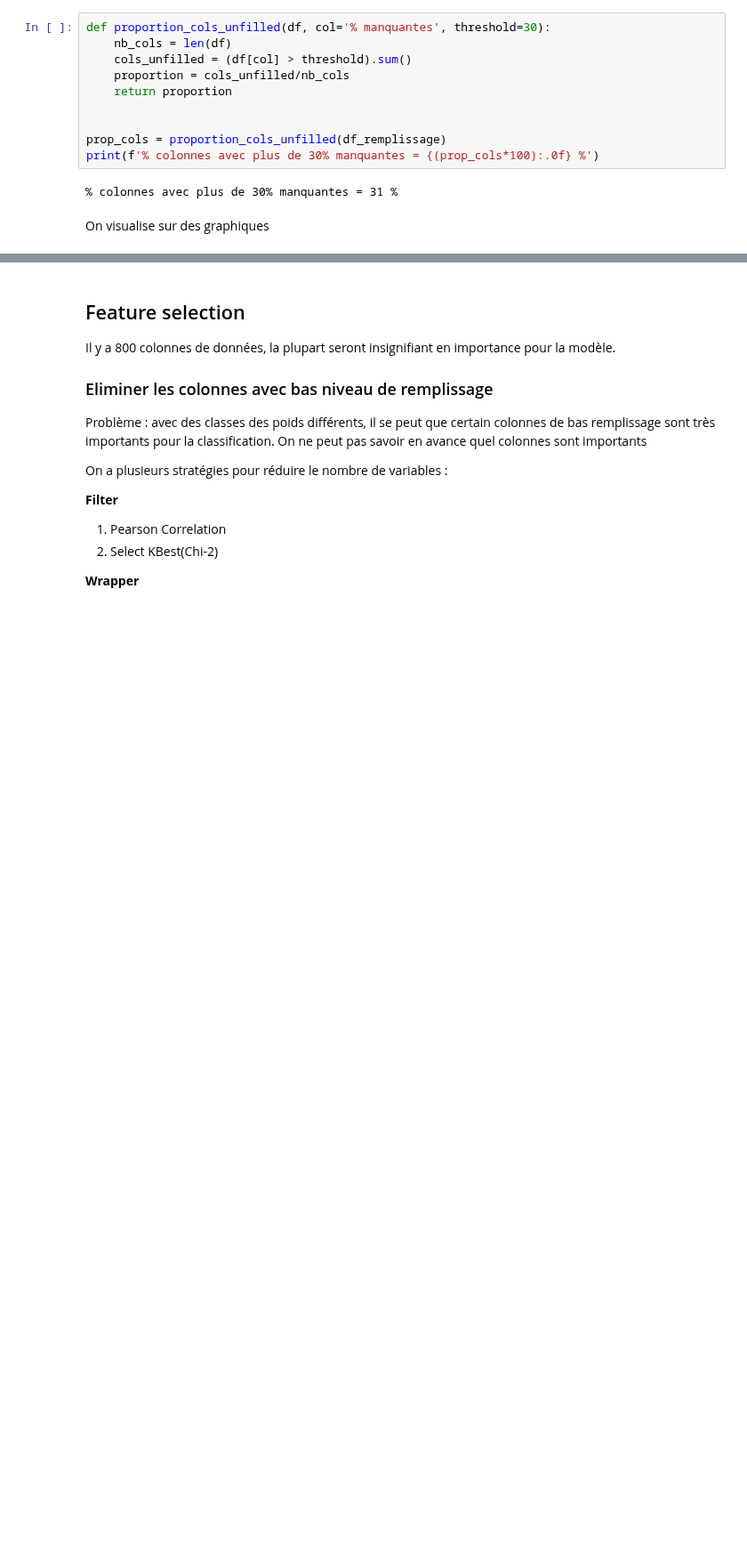
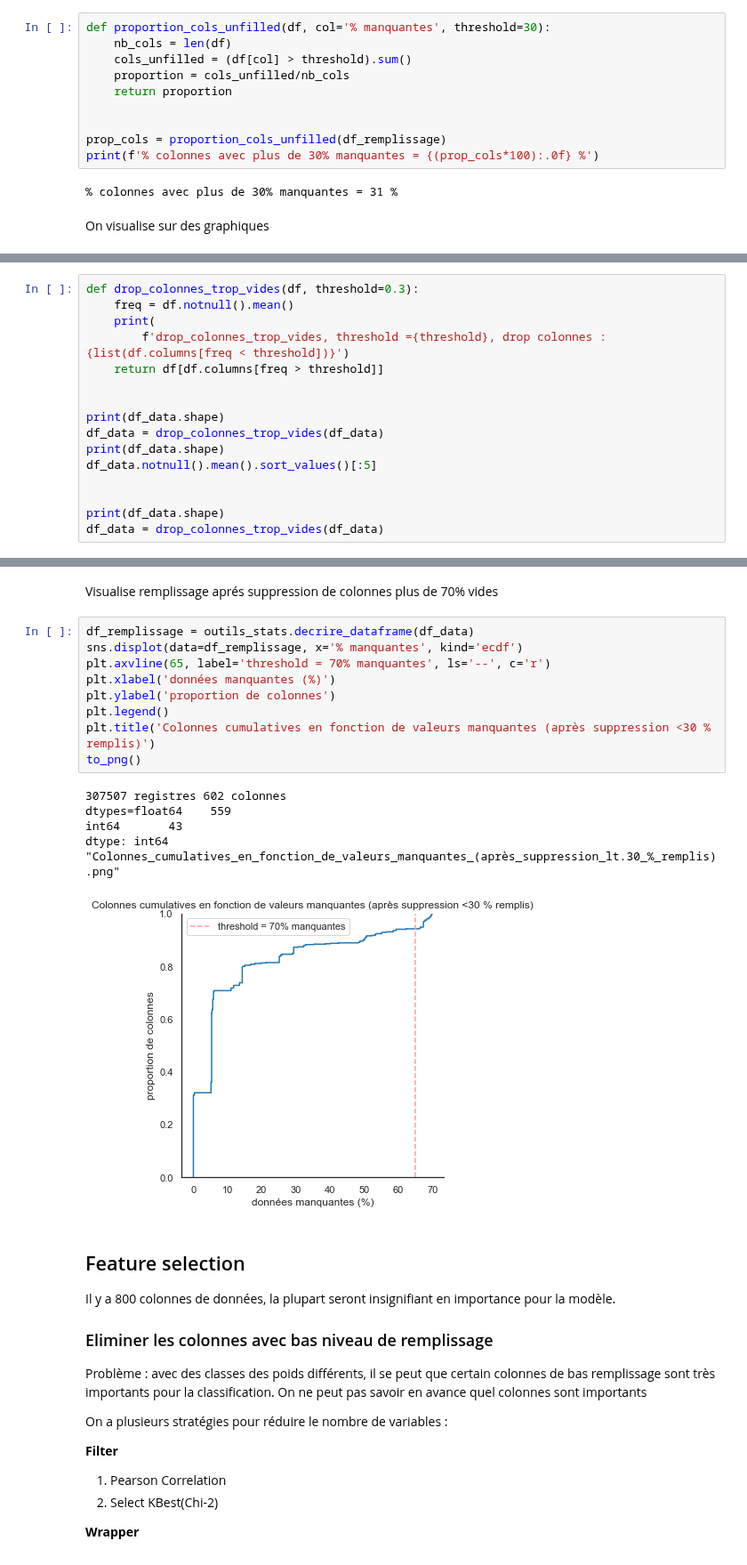
Before and after one commit to mrcreasey/oc-ds-p7-scoring-dashboard, a Jupyter notebook: code/P7_eda_nettoyage.ipynb, the cells around one changed output, grey strips where cells are left out. Shown at 89% size. Saved outputs shown, nothing was run; the diff lists cells and outputs as text; blank space fills up the shorter version.

```diff
--- a/code/P7_eda_nettoyage.ipynb
+++ b/code/P7_eda_nettoyage.ipynb
@@ -1290,0 +1274,16 @@ plot_distributions(
+# %%
+def drop_colonnes_trop_vides(df, threshold=0.3):
+    freq = df.notnull().mean()
+    print(
+        f'drop_colonnes_trop_vides, threshold ={threshold}, drop colonnes : {list(df.columns[freq < threshold])}')
+    return df[df.columns[freq > threshold]]
+
+
+print(df_data.shape)
+df_data = drop_colonnes_trop_vides(df_data)
+print(df_data.shape)
+df_data.notnull().mean().sort_values()[:5]
+
+
+print(df_data.shape)
+df_data = drop_colonnes_trop_vides(df_data)
@@ -1291,3 +1307,21 @@ plot_distributions(
+# %% [markdown]
+Visualise remplissage aprés suppression de colonnes plus de 70% vides
+# %%
+df_remplissage = outils_stats.decrire_dataframe(df_data)
+sns.displot(data=df_remplissage, x='% manquantes', kind='ecdf')
+plt.axvline(65, label='threshold = 70% manquantes', ls='--', c='r')
+plt.xlabel('données manquantes (%)')
+plt.ylabel('proportion de colonnes')
+plt.legend()
+plt.title('Colonnes cumulatives en fonction de valeurs manquantes (après suppression <30 % remplis)')
+to_png()
+# %% [output]
+307507 registres 602 colonnes
+dtypes=float64    559
+int64       43
+dtype: int64
+"Colonnes_cumulatives_en_fonction_de_valeurs_manquantes_(après_suppression_lt.30_%_remplis).png"
+[figure, added]
 # %% [markdown]
 ## Feature selection
 
```
Also changed, not shown: parts of 15 cells of this notebook.
